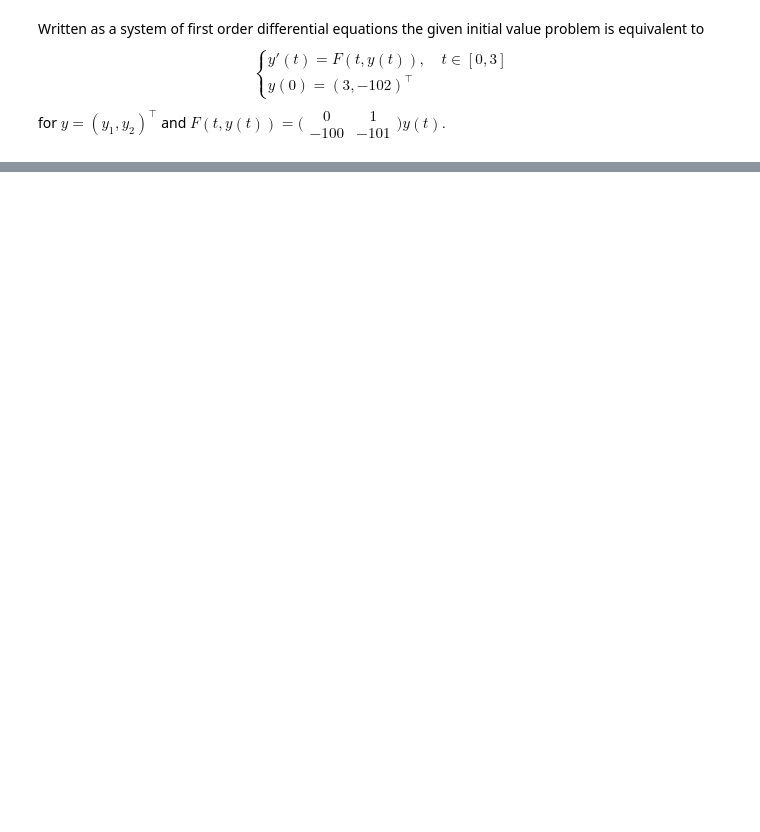
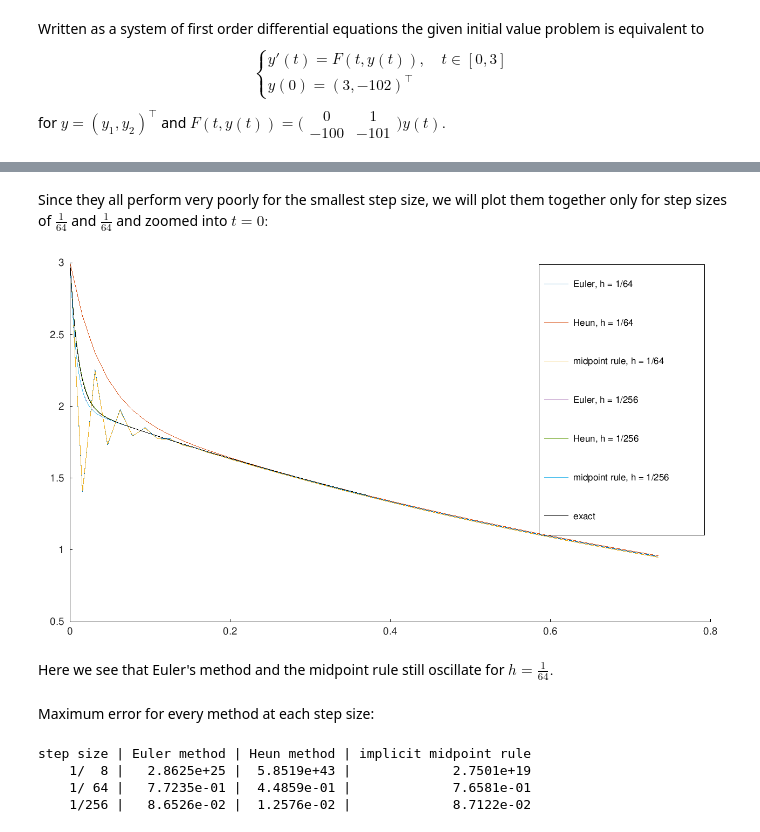
Before and after one commit to maxstollmayer/Advanced-Numerical-Analysis-Course, a Jupyter notebook: exercise32.ipynb, the cells around one changed output, grey strips where cells are left out. Cells and saved outputs as stored; diff of their text form; code cells hidden in the pictures; blank space fills up the shorter version.

```diff
--- a/exercise32.ipynb
+++ b/exercise32.ipynb
@@ -196,0 +147,28 @@ loglog(steps, errors, "r")
+# %% [markdown]
+Since they all perform very poorly for the smallest step size, we will plot them together only for step sizes of $\frac{1}{64}$ and $\frac{1}{64}$ and zoomed into $t=0:$
+# %%
+hold on;
+for i = 2 : length(steps)
+    plot(intervals{i}(1:steps(i)/2^i), euler_vals{i}(1:steps(i)/2^i), "displayname", sprintf("Euler, h = 1/%d", (steps(i) - 1) / 3))
+    plot(intervals{i}(1:steps(i)/2^i), heun_vals{i}(1:steps(i)/2^i), "displayname", sprintf("Heun, h = 1/%d", (steps(i) - 1) / 3))
+    plot(intervals{i}(1:steps(i)/2^i), mid_vals{i}(1:steps(i)/2^i), "displayname", sprintf("midpoint rule, h = 1/%d", (steps(i) - 1) / 3))
+endfor
+plot(intervals{3}(1:steps(3)/2^3), exact_vals{3}(1:steps(3)/2^3), "k", "displayname", "exact")
+legend();
+# %% [output]
+[figure, added]
+# %% [markdown]
+Here we see that Euler's method and the midpoint rule still oscillate for $h = \frac{1}{64}.$
+# %% [markdown]
+Maximum error for every method at each step size:
+# %%
+disp("step size | Euler method | Heun method | implicit midpoint rule")
+
+for i = 1 : length(steps)
+    printf("    1/%3d | %12.4e | %11.4e | %22.4e\n", (steps(i) - 1) / 3, euler_errs(i), heun_errs(i), mid_errs(i))
+endfor
+# %% [output]
+step size | Euler method | Heun method | implicit midpoint rule
+    1/  8 |   2.8625e+25 |  5.8519e+43 |             2.7501e+19
+    1/ 64 |   7.7235e-01 |  4.4859e-01 |             7.6581e-01
+    1/256 |   8.6526e-02 |  1.2576e-02 |             8.7122e-02
```
Also changed, not shown: parts of 23 cells of this notebook, 7 other files.
